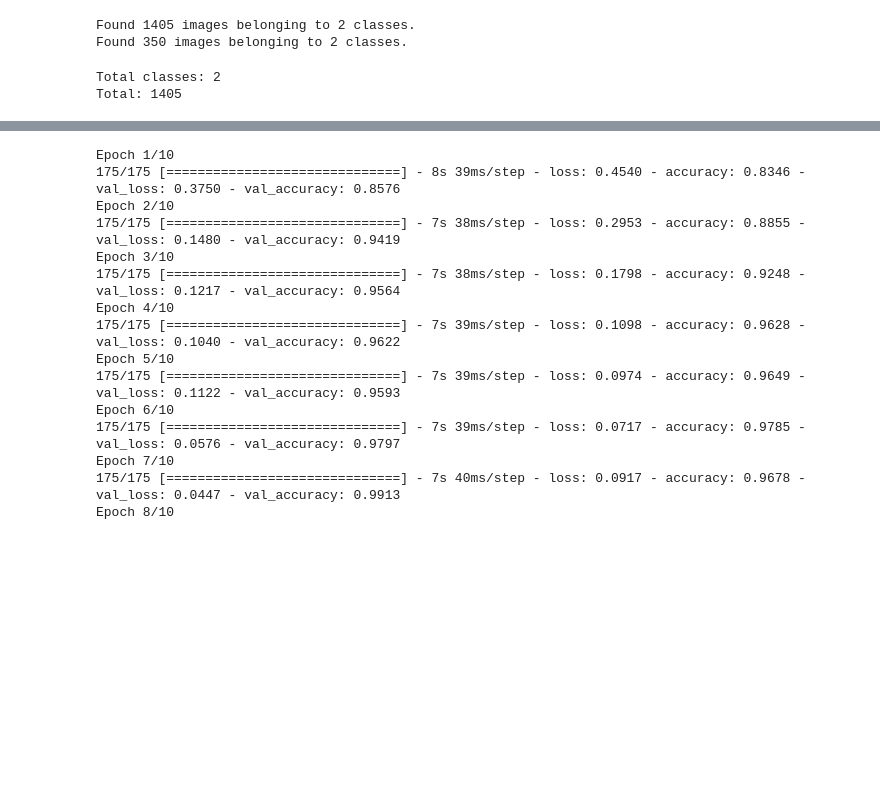
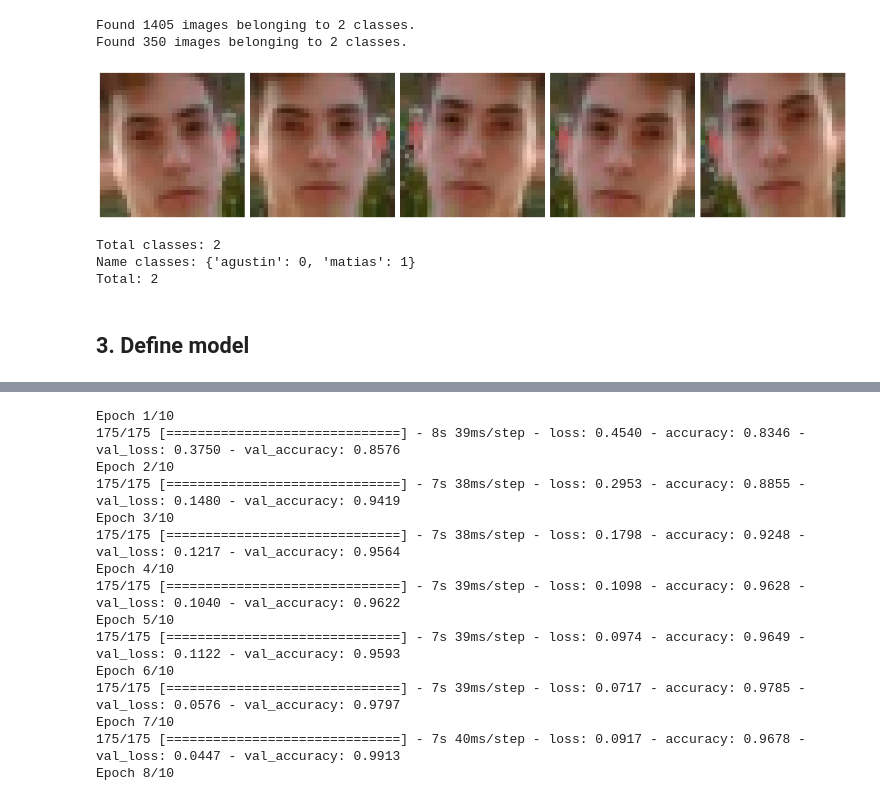
Before and after one commit to matiasvallejosdev/dl-face-recognition-ai, a Jupyter notebook: face_classification.ipynb, the cells around one changed output, grey strips where cells are left out. Saved outputs shown, nothing was run; the diff lists cells and outputs as text; code cells hidden in the pictures; blank space fills up the shorter version.

```diff
--- a/face_classification.ipynb
+++ b/face_classification.ipynb
@@ -72,7 +77,7 @@ def plotImages(images_arr):
     plt.show()
 # %%
 # Define generators
-train_datagen = ImageDataGenerator(
+train_datagen = tfi.ImageDataGenerator(
         rescale=1 / 255.0,
         rotation_range=20,
         zoom_range=0.05,
@@ -83,7 +88,7 @@ train_datagen = ImageDataGenerator(
         fill_mode="nearest",
         validation_split=0.20)
 
-test_datagen = ImageDataGenerator(rescale=1 / 255.0)
+test_datagen = tfi.ImageDataGenerator(rescale=1 / 255.0)
 
 # Define generators datasets
 train_generator = train_datagen.flow_from_directory(
@@ -109,13 +114,24 @@ valid_generator = train_datagen.flow_from_directory(
 # %% [output]
 Found 1405 images belonging to 2 classes.
 Found 350 images belonging to 2 classes.
+# %%
+augmented_images = [train_generator[171][0][7] for i in range(5)]
+plotImages(augmented_images)
+# %% [output]
+[figure, added]
 # %%
 class_names = train_generator.classes
 print("Total classes: {}".format(train_generator.num_classes))
+
+class_names = train_generator.class_indices
+print("Name classes: {}".format(class_names))
 print("Total: {}".format(str(len(class_names))))
 # %% [output]
 Total classes: 2
-Total: 1405
+Name classes: {'agustin': 0, 'matias': 1}
+Total: 2
+# %% [markdown]
+## 3. Define model
 # %%
 model = tf.keras.Sequential([
             tfl.Conv2D(16, 3, padding='same', activation='relu',input_shape=(32,32,3)),
```
Also changed, not shown: parts of 10 cells of this notebook.
